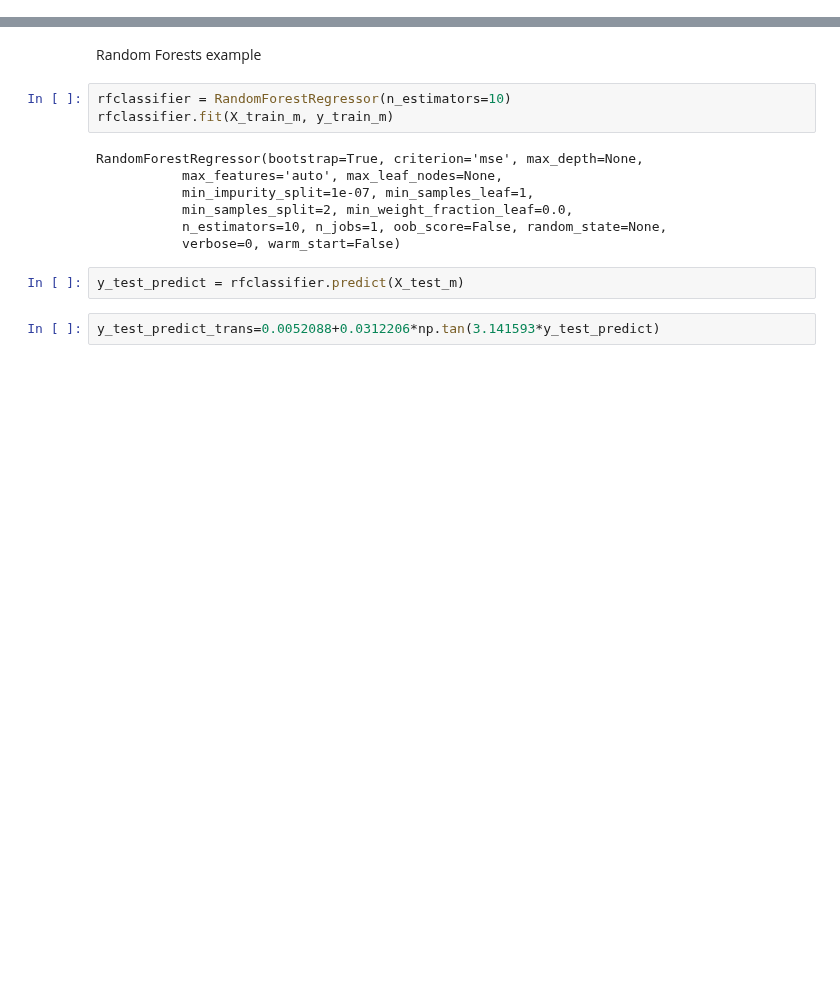
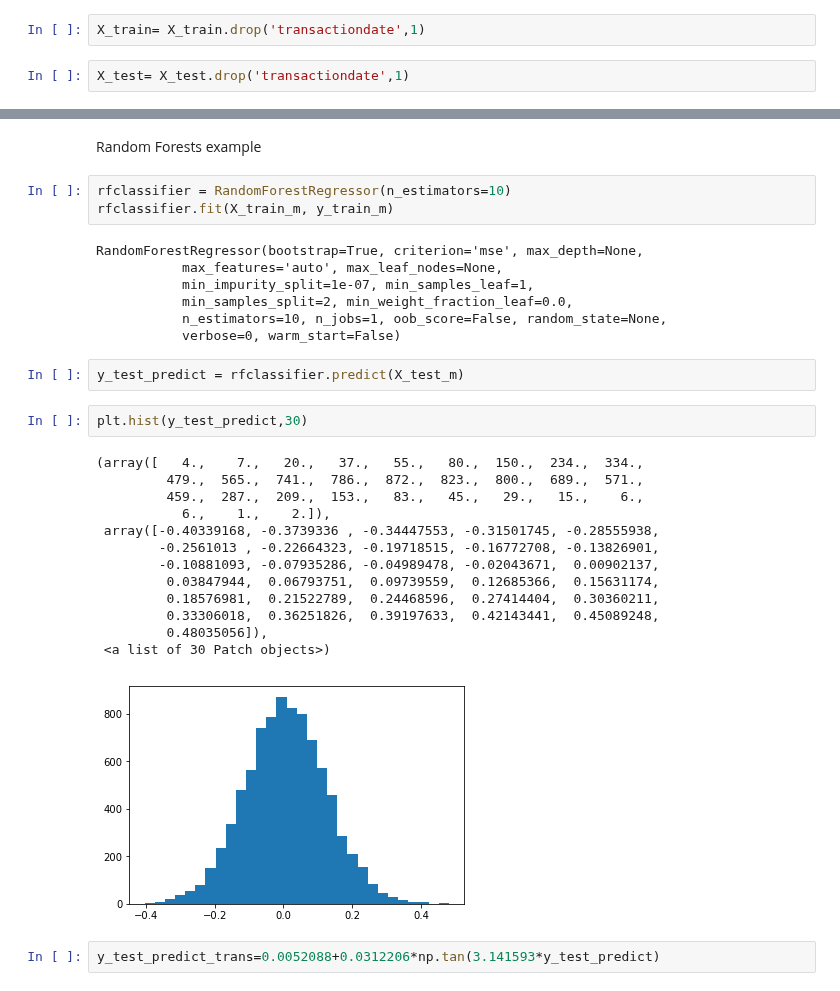
Before and after one commit to Rogue-Y/kaggle-zillow, a Jupyter notebook: Predict trial.ipynb, the cells around one changed output, grey strips where cells are left out. Drawn from its saved outputs; the diff is of its cells as text; blank space fills up the shorter version.

```diff
--- a/Predict trial.ipynb
+++ b/Predict trial.ipynb
@@ -22,2 +24,6 @@ len(X_train)
+# %%
+X_train= X_train.drop('transactiondate',1)
+# %%
+X_test= X_test.drop('transactiondate',1)
 # %%
 X_train.loc[3160:3170]
@@ -43,5 +110,21 @@ RandomForestRegressor(bootstrap=True, criterion='mse', max_depth=None,
            verbose=0, warm_start=False)
 # %%
 y_test_predict = rfclassifier.predict(X_test_m)
+# %%
+plt.hist(y_test_predict,30)
+# %% [output]
+(array([   4.,    7.,   20.,   37.,   55.,   80.,  150.,  234.,  334.,
+         479.,  565.,  741.,  786.,  872.,  823.,  800.,  689.,  571.,
+         459.,  287.,  209.,  153.,   83.,   45.,   29.,   15.,    6.,
+           6.,    1.,    2.]),
+ array([-0.40339168, -0.3739336 , -0.34447553, -0.31501745, -0.28555938,
+        -0.2561013 , -0.22664323, -0.19718515, -0.16772708, -0.13826901,
+        -0.10881093, -0.07935286, -0.04989478, -0.02043671,  0.00902137,
+         0.03847944,  0.06793751,  0.09739559,  0.12685366,  0.15631174,
+         0.18576981,  0.21522789,  0.24468596,  0.27414404,  0.30360211,
+         0.33306018,  0.36251826,  0.39197633,  0.42143441,  0.45089248,
+         0.48035056]),
+ <a list of 30 Patch objects>)
+[figure, added]
 # %%
 y_test_predict_trans=0.0052088+0.0312206*np.tan(3.141593*y_test_predict)
```
Also changed, not shown: parts of 7 cells of this notebook.
